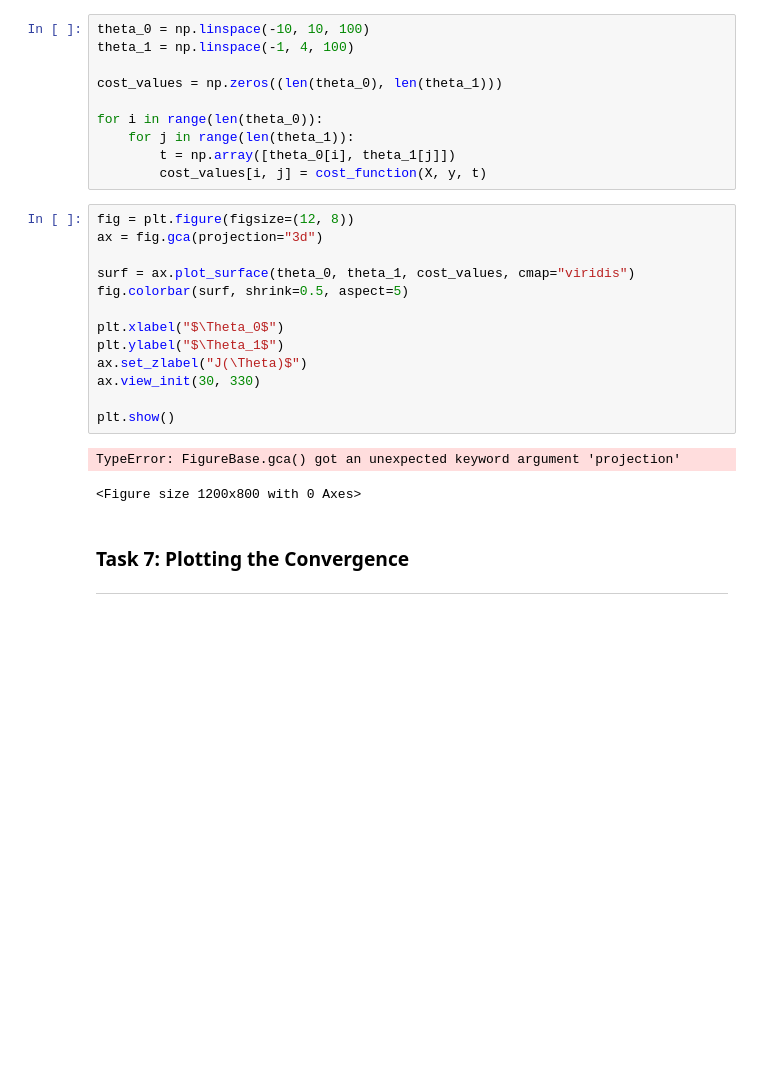
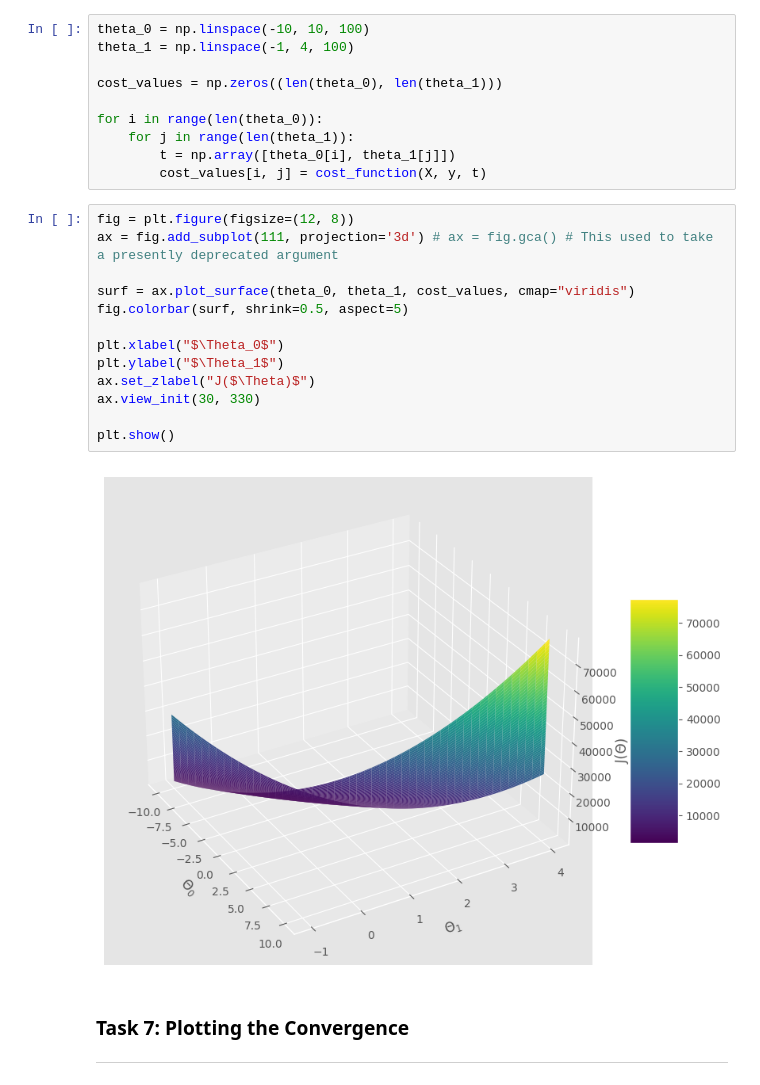
Before and after one commit to toni-the-dude/Linear-Regression, a Jupyter notebook: Univariate Linear Regression.ipynb, the cells around one changed output. Cells and saved outputs as stored; diff of their text form; blank space fills up the shorter version.

Commit message:
Fixed 3D plot

```diff
--- a/Univariate Linear Regression.ipynb
+++ b/Univariate Linear Regression.ipynb
@@ -117,20 +115,19 @@ for i in range(len(theta_0)):
         cost_values[i, j] = cost_function(X, y, t)
 # %%
 fig = plt.figure(figsize=(12, 8))
-ax = fig.gca(projection="3d")
+ax = fig.add_subplot(111, projection='3d') # ax = fig.gca() # This used to take a presently deprecated argument
 
 surf = ax.plot_surface(theta_0, theta_1, cost_values, cmap="viridis")
 fig.colorbar(surf, shrink=0.5, aspect=5)
 
 plt.xlabel("$\Theta_0$")
 plt.ylabel("$\Theta_1$")
-ax.set_zlabel("J(\Theta)$")
+ax.set_zlabel("J($\Theta)$")
 ax.view_init(30, 330)
 
 plt.show()
 # %% [output]
-TypeError: FigureBase.gca() got an unexpected keyword argument 'projection'
-<Figure size 1200x800 with 0 Axes>
+[figure, added]
 # %% [markdown]
 ### Task 7: Plotting the Convergence
 ---
```
Also changed, not shown: parts of 3 cells of this notebook.
